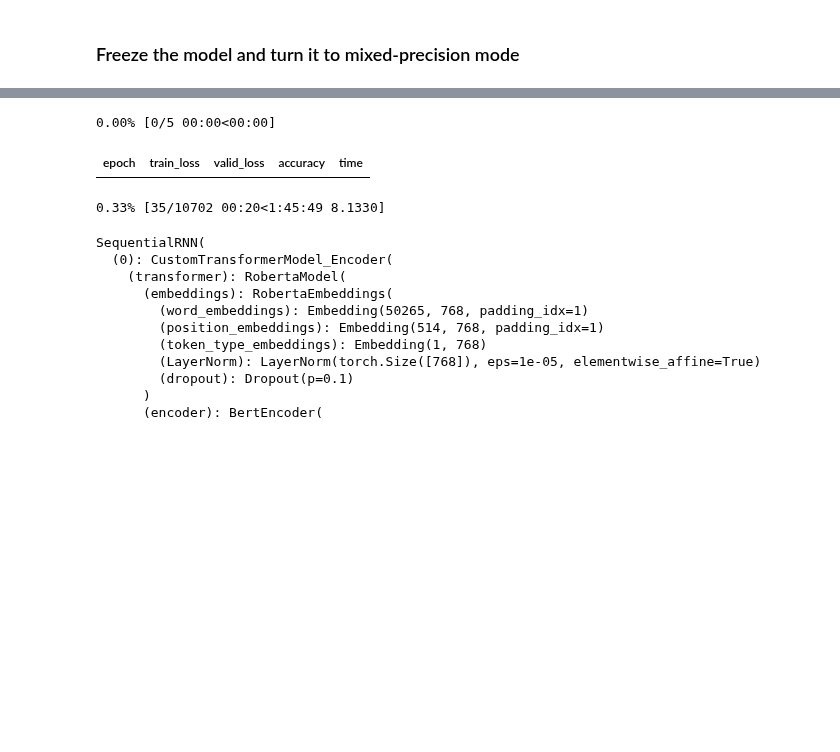
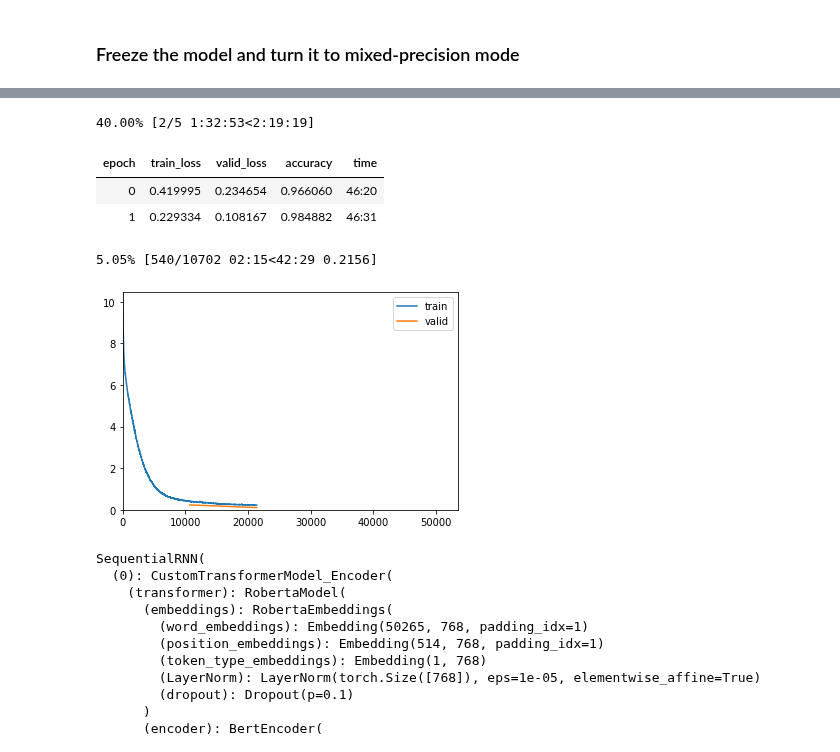
Before and after one commit to Sylar257/Transformers-in-NLP, a Jupyter notebook: Implement various Transformers with FastAI.ipynb, the cells around one changed output, grey strips where cells are left out. Saved outputs shown, nothing was run; the diff lists cells and outputs as text; code cells hidden in the pictures; blank space fills up the shorter version.

```diff
--- a/Implement various Transformers with FastAI.ipynb
+++ b/Implement various Transformers with FastAI.ipynb
@@ -468,6 +449,3 @@ enc = custom_transformer_model.transformer.embeddings.word_embeddings
 enc
 # %% [output]
 Embedding(50265, 768, padding_idx=1)
-# %%
-enc = encoder[0][0]
-enc
@@ -632,10 +597,13 @@ Min loss divided by 10: 4.79E-03
 # %%
-lr = 7.59E-03
+lr = 3.63E-03
 learn_lm.fit_one_cycle(5, lr, moms=(0.8, 0.7))
 # %% [output]
-0.00% [0/5 00:00<00:00]
+40.00% [2/5 1:32:53<2:19:19]
 | epoch | train_loss | valid_loss | accuracy | time |
+| 0 | 0.419995 | 0.234654 | 0.966060 | 46:20 |
+| 1 | 0.229334 | 0.108167 | 0.984882 | 46:31 |
-0.33% [35/10702 00:20<1:45:49 8.1330]
+5.05% [540/10702 02:15<42:29 0.2156]
+[figure, added]
 # %%
 learn_lm.model
 # %% [output]
```
Also changed, not shown: parts of 16 cells of this notebook, 1 other file.
